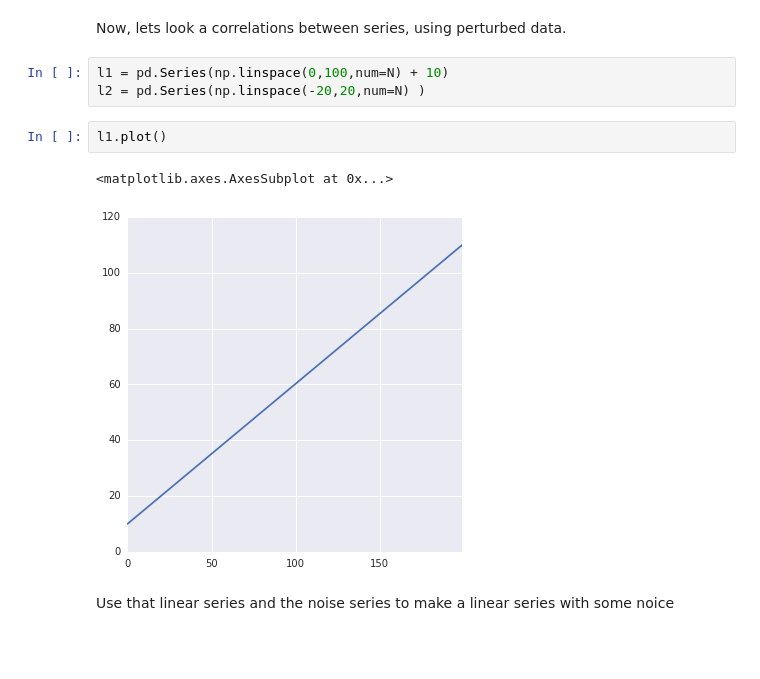
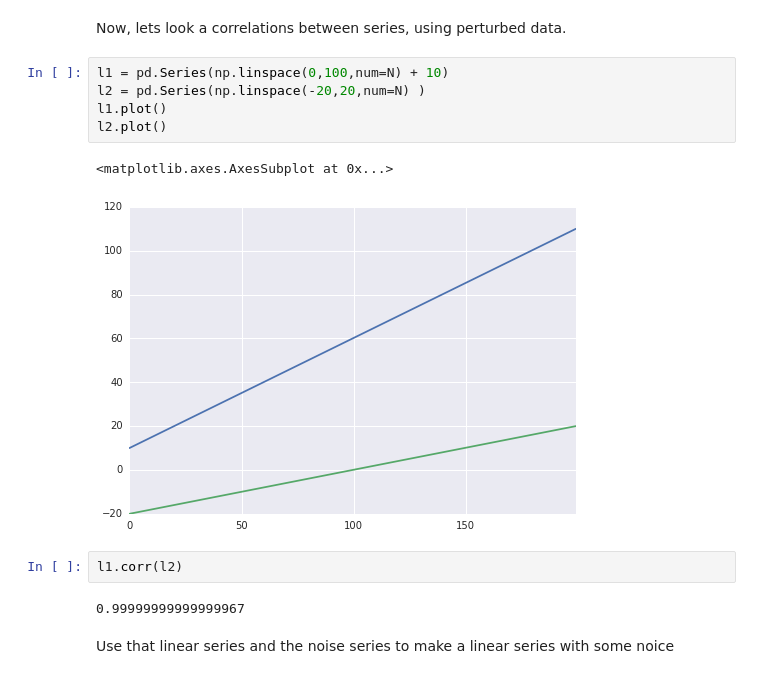
Before and after one commit to sandiegodata/training-notebooks, a Jupyter notebook: python-and-pandas/saturday_study/Variance and Correlation.ipynb, the cells around one changed output. Saved outputs shown, nothing was run; the diff lists cells and outputs as text; blank space fills up the shorter version.

```diff
--- a/python-and-pandas/saturday_study/Variance and Correlation.ipynb
+++ b/python-and-pandas/saturday_study/Variance and Correlation.ipynb
@@ -92,10 +99,14 @@ Now, lets look a correlations between series, using perturbed data.
 # %%
 l1 = pd.Series(np.linspace(0,100,num=N) + 10)
 l2 = pd.Series(np.linspace(-20,20,num=N) )
+l1.plot()
+l2.plot()
+# %% [output]
+<matplotlib.axes.AxesSubplot at 0x...>
+[figure, added]
-# %%
-l1.plot()
-# %% [output]
-<matplotlib.axes.AxesSubplot at 0x...>
-[figure, removed]
+# %%
+l1.corr(l2)
+# %% [output]
+0.99999999999999967
 # %% [markdown]
 Use that linear series and the noise series to make a linear series with some noice
```
Also changed, not shown: parts of 29 cells of this notebook.
